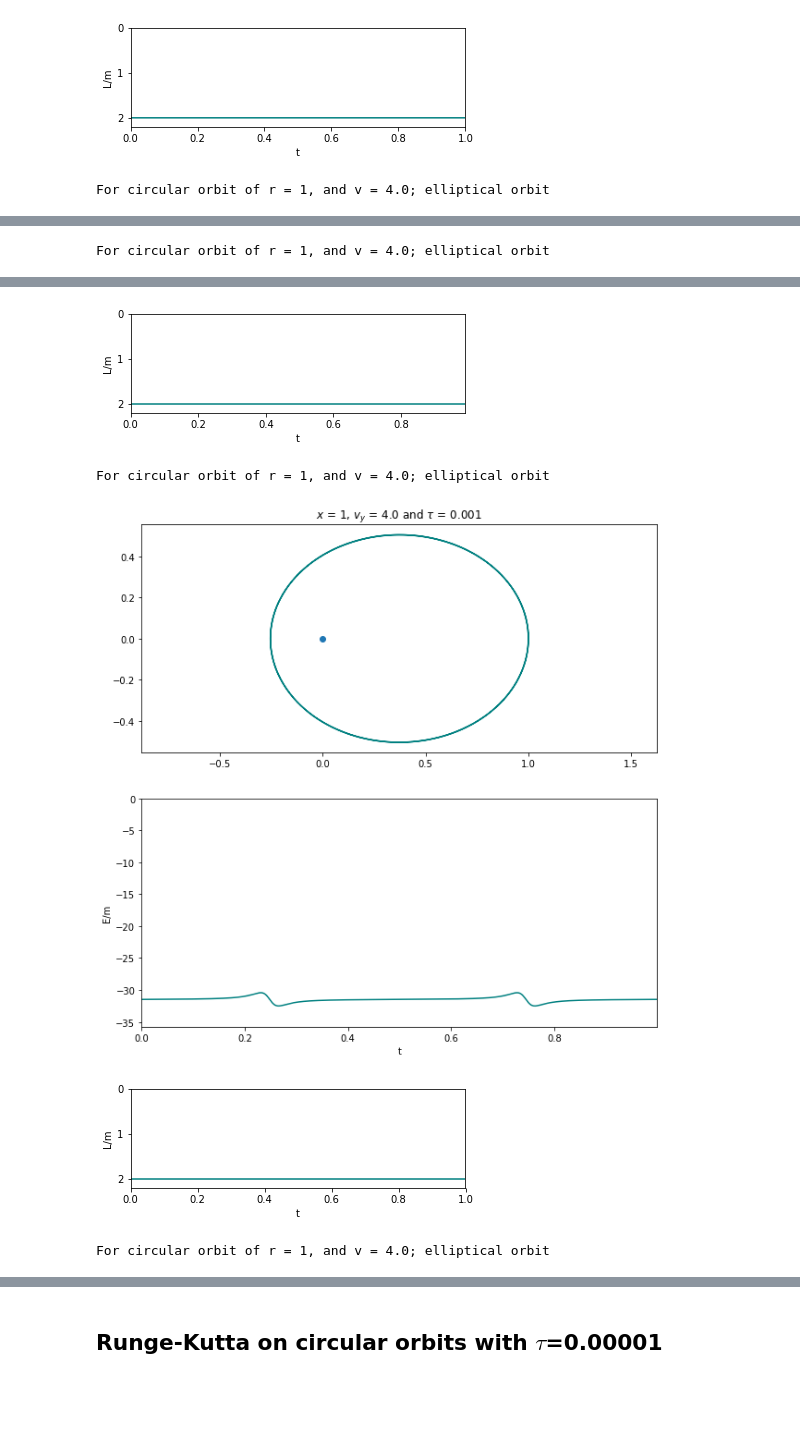
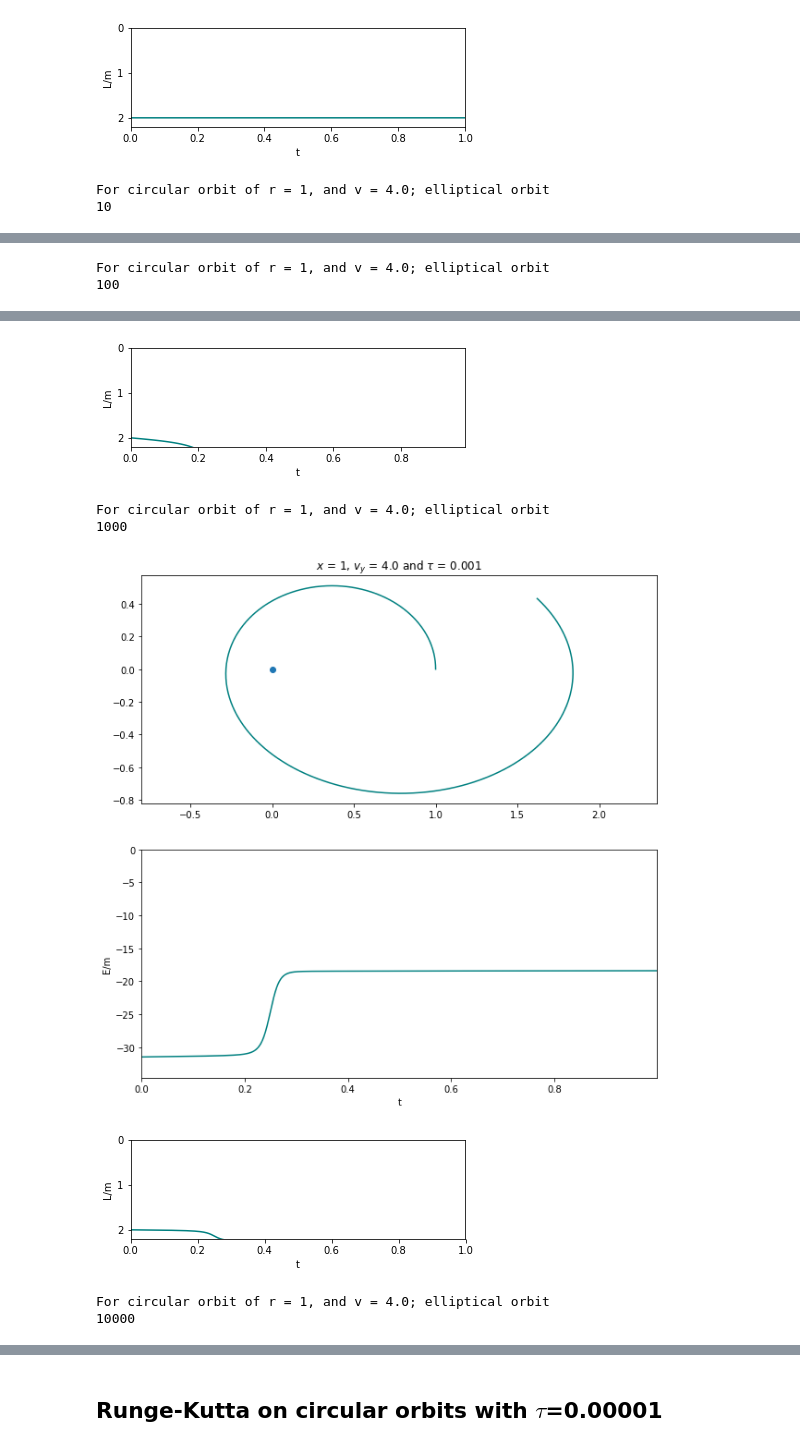
Before and after one commit to kimaril/num-hw, a Jupyter notebook: num-methods-euler.ipynb, the cells around one changed output, grey strips where cells are left out. Cells and saved outputs as stored; diff of their text form; code cells hidden in the pictures; blank space fills up the shorter version.

```diff
--- a/num-methods-euler.ipynb
+++ b/num-methods-euler.ipynb
@@ -220,6 +220,7 @@ For circular orbit of r = 1, and v = 4.0; elliptical orbit
 [figure]
 # %%
 for tau in (0.1, 0.01, 0.001, 0.0001):
-    plot_trajectory(x0=1, vy0=4.0, tf=1, tau=tau, method=euler, name="elliptical orbit", color="teal")
+    plot_trajectory(x0=1, vy0=4.0, tf=1, tau=tau, method=rungekutta_2, name="elliptical orbit", color="teal")
 # %% [output]
 For circular orbit of r = 1, and v = 4.0; elliptical orbit
+10
@@ -228 +229,2 @@ For circular orbit of r = 1, and v = 4.0; elliptical orbit
 For circular orbit of r = 1, and v = 4.0; elliptical orbit
+100
@@ -230,5 +232,7 @@ For circular orbit of r = 1, and v = 4.0; elliptical orbit
-[figure, old version]
+[figure, new version]
 For circular orbit of r = 1, and v = 4.0; elliptical orbit
+1000
-[figure, old version]
+[figure, new version]
-[figure, old version]
+[figure, new version]
 For circular orbit of r = 1, and v = 4.0; elliptical orbit
+10000
```
Also changed, not shown: parts of 3 cells of this notebook.
